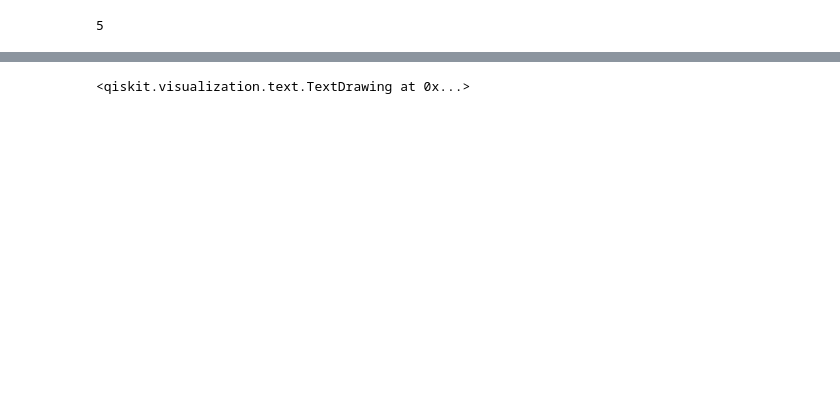
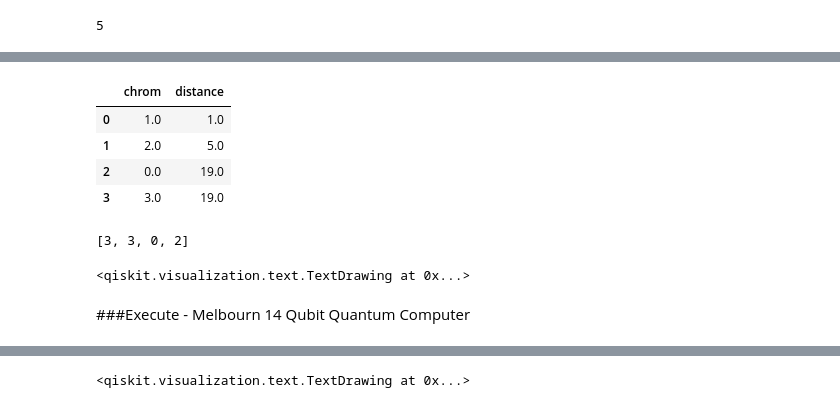
Before and after one commit to adhishagc/quantum-inspired-genetic-algorithm-qiskit-implementation-for-tsp, a Jupyter notebook: project_01_and_02_python_simulation.ipynb, the cells around one changed output, grey strips where cells are left out. Cells and saved outputs as stored; diff of their text form; code cells hidden in the pictures; blank space fills up the shorter version.

```diff
--- a/project_01_and_02_python_simulation.ipynb
+++ b/project_01_and_02_python_simulation.ipynb
@@ -379,0 +387,10 @@ quantum_iterate(1,backend_type)
+# %%
+distance_df = distance_sorting(distances)
+# %%
+distance_df
+# %% [output]
+|  | chrom | distance |
+| 0 | 1.0 | 1.0 |
+| 1 | 2.0 | 5.0 |
+| 2 | 0.0 | 19.0 |
+| 3 | 3.0 | 19.0 |
@@ -379,0 +402,10 @@ quantum_iterate(1,backend_type)
+# %%
+order
+# %% [output]
+[3, 3, 0, 2]
+# %%
+circ_list[best_id].draw()
+# %% [output]
+<qiskit.visualization.text.TextDrawing at 0x...>
+# %% [markdown]
+###Execute - Melbourn 14 Qubit Quantum Computer
```
Also changed, not shown: parts of 34 cells of this notebook.
